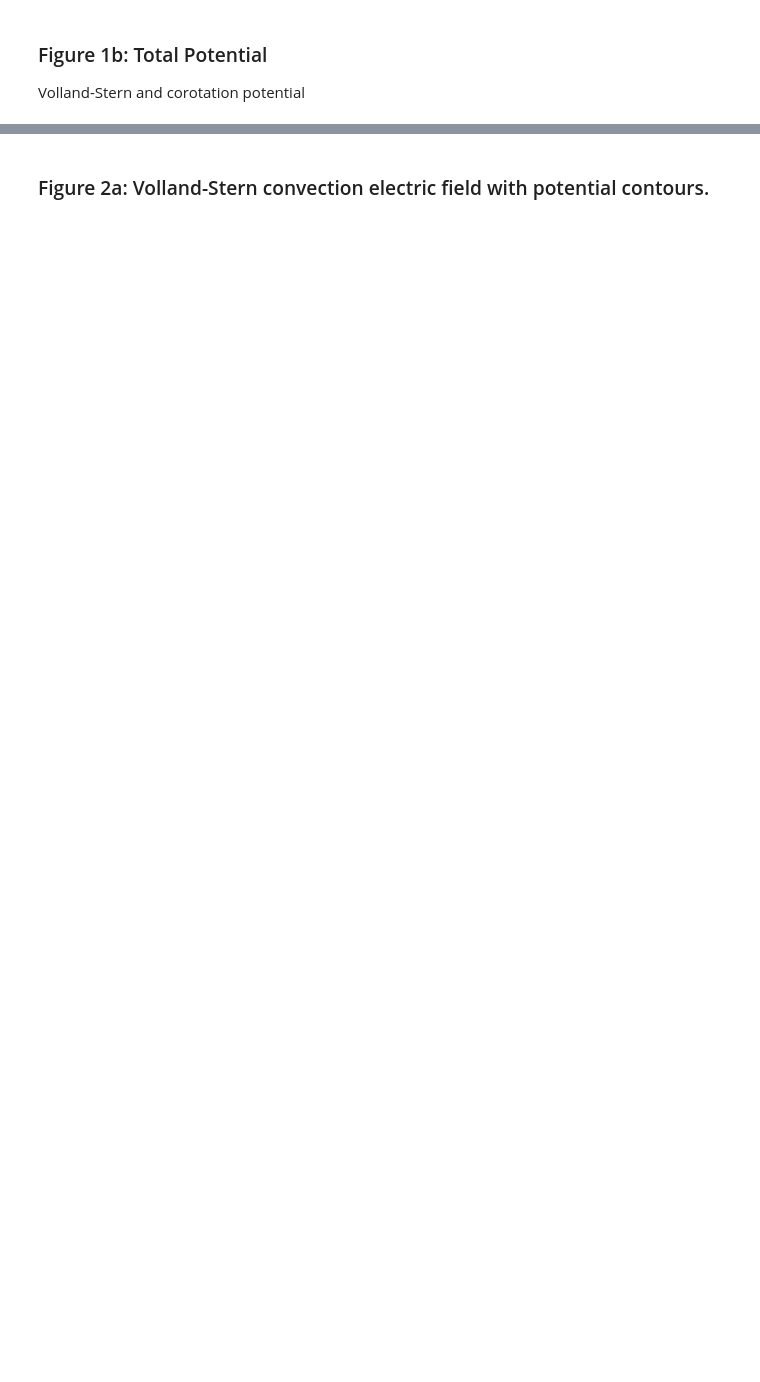
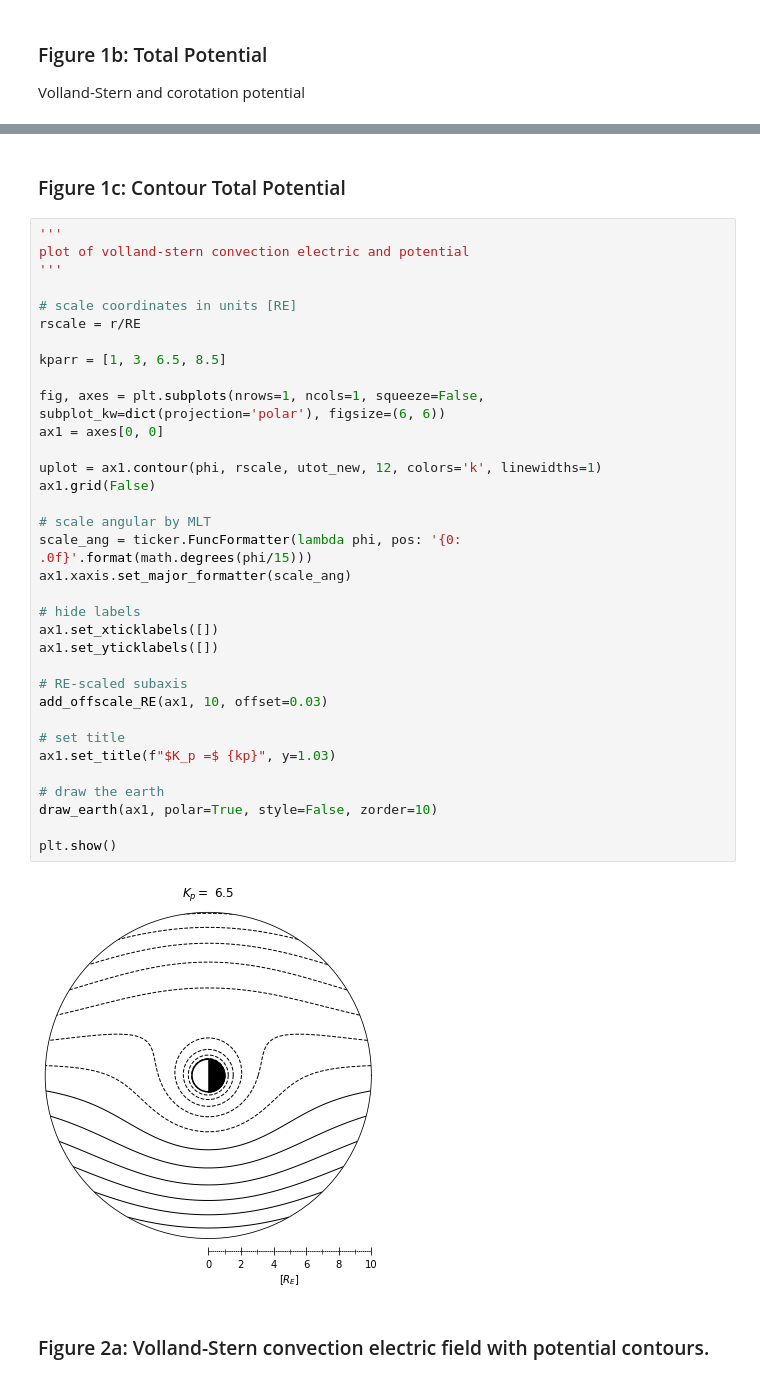
Before and after one commit to argallmr/imef, a Jupyter notebook: particle-tracing/electric-field/Volland-Stern.ipynb, the cells around one changed output, grey strips where cells are left out. Saved outputs shown, nothing was run; the diff lists cells and outputs as text; blank space fills up the shorter version.

```diff
--- a/particle-tracing/electric-field/Volland-Stern.ipynb
+++ b/particle-tracing/electric-field/Volland-Stern.ipynb
@@ -256,3 +262,41 @@ Text(0.5, 0.95, 'Total potential ($K_p =$ 6.5)')
+# %% [markdown]
+### Figure 1c: Contour Total Potential
+# %%
+'''
+plot of volland-stern convection electric and potential
+'''
+
+# scale coordinates in units [RE]
+rscale = r/RE
+
+kparr = [1, 3, 6.5, 8.5]
+
+fig, axes = plt.subplots(nrows=1, ncols=1, squeeze=False, subplot_kw=dict(projection='polar'), figsize=(6, 6))
+ax1 = axes[0, 0]
+
+uplot = ax1.contour(phi, rscale, utot_new, 12, colors='k', linewidths=1)
+ax1.grid(False)
+
+# scale angular by MLT
+scale_ang = ticker.FuncFormatter(lambda phi, pos: '{0: .0f}'.format(math.degrees(phi/15)))
+ax1.xaxis.set_major_formatter(scale_ang)
+
+# hide labels
+ax1.set_xticklabels([])
+ax1.set_yticklabels([])
+
+# RE-scaled subaxis
+add_offscale_RE(ax1, 10, offset=0.03)
+
+# set title
+ax1.set_title(f"$K_p =$ {kp}", y=1.03)
+
+# draw the earth
+draw_earth(ax1, polar=True, style=False, zorder=10)
+
+plt.show()
+# %% [output]
+[figure, added]
 # %% [markdown]
 ### Figure 2a: Volland-Stern convection electric field with potential contours.
 # %%
```
Also changed, not shown: parts of 8 cells of this notebook, 1 other file.
